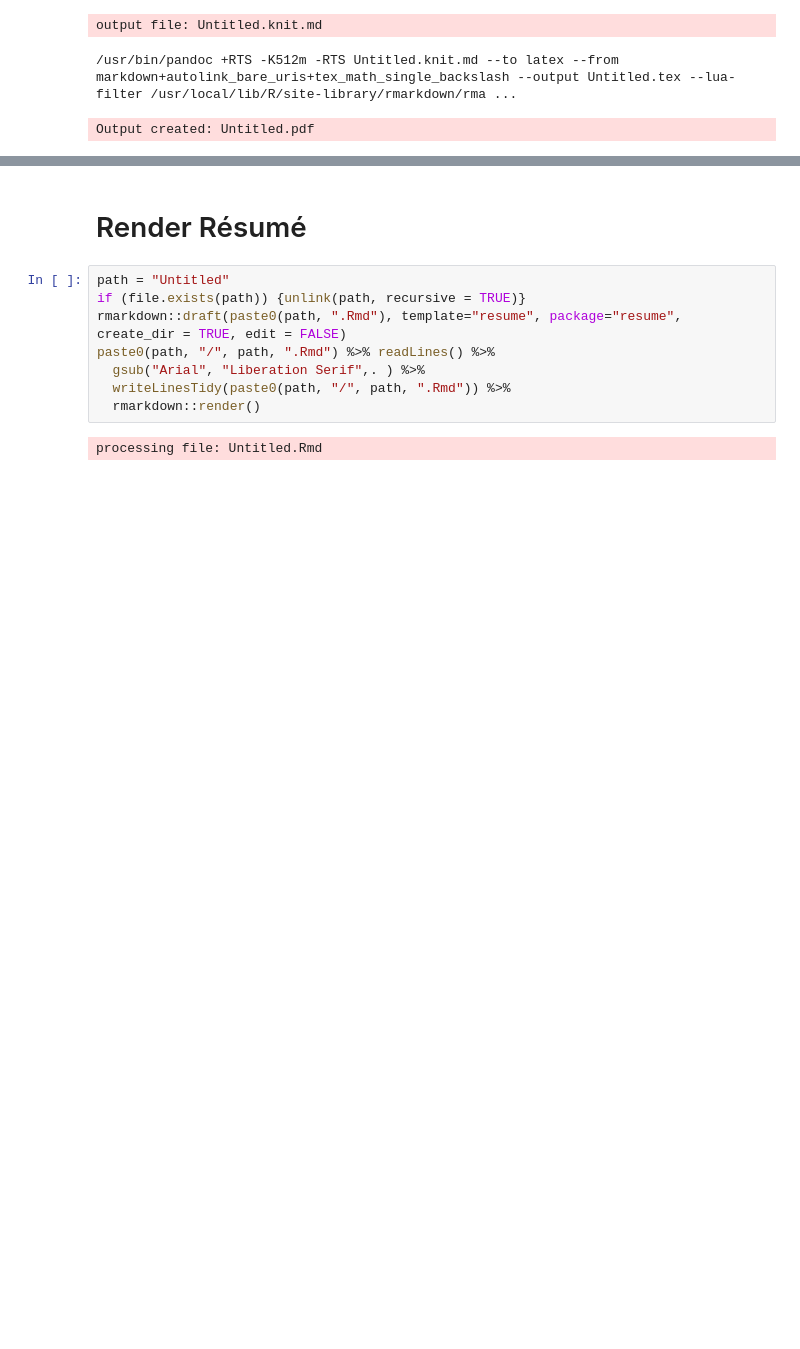
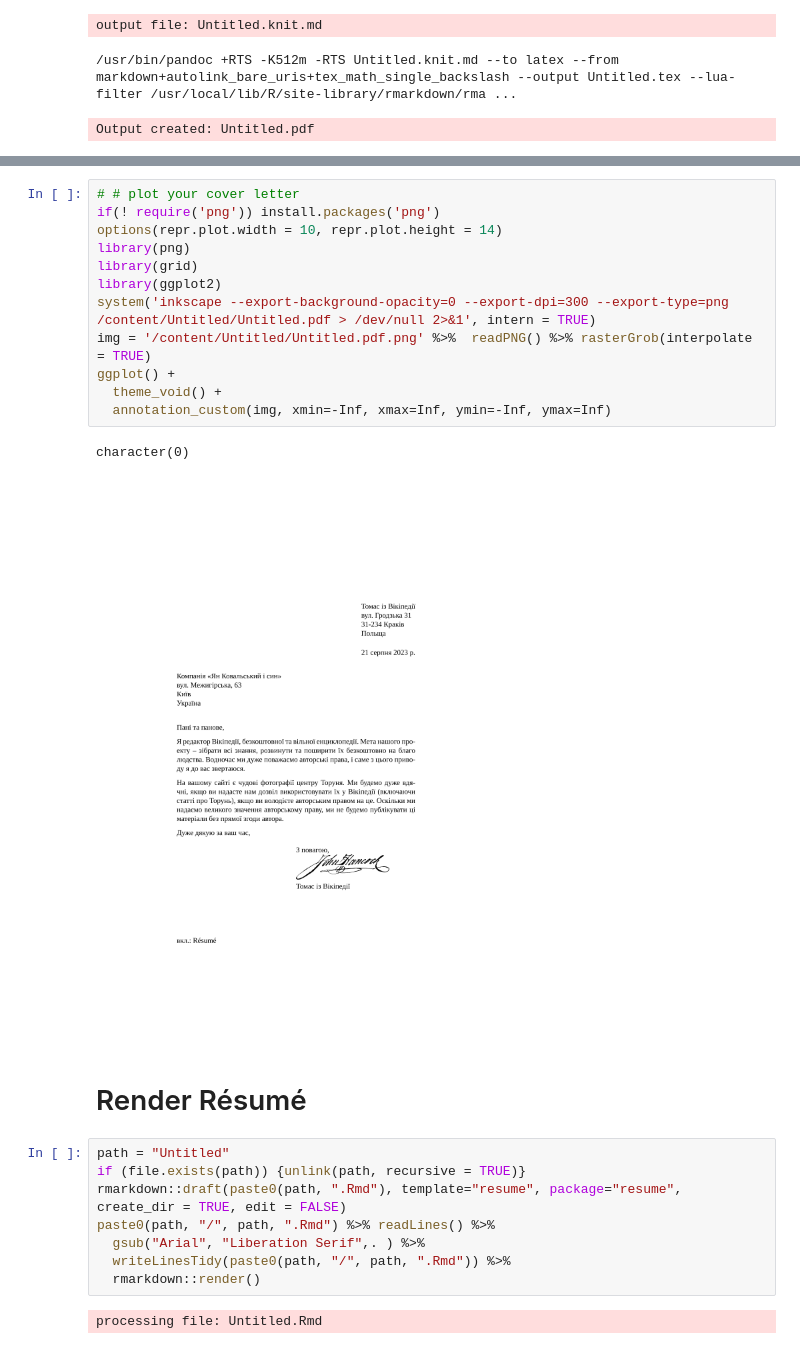
Before and after one commit to JacekPardyak/resume, a Jupyter notebook: man/figures/colab/resume.ipynb, the cells around one changed output, grey strips where cells are left out. Cells and saved outputs as stored; diff of their text form; blank space fills up the shorter version.

```diff
--- a/man/figures/colab/resume.ipynb
+++ b/man/figures/colab/resume.ipynb
@@ -146,3 +146,18 @@ Output created: Untitled.pdf
+# %%
+# # plot your cover letter
+if(! require('png')) install.packages('png')
+options(repr.plot.width = 10, repr.plot.height = 14)
+library(png)
+library(grid)
+library(ggplot2)
+system('inkscape --export-background-opacity=0 --export-dpi=300 --export-type=png /content/Untitled/Untitled.pdf > /dev/null 2>&1', intern = TRUE)
+img = '/content/Untitled/Untitled.pdf.png' %>%  readPNG() %>% rasterGrob(interpolate = TRUE)
+ggplot() +
+  theme_void() +
+  annotation_custom(img, xmin=-Inf, xmax=Inf, ymin=-Inf, ymax=Inf)
+# %% [output]
+character(0)
+[figure, added]
 # %% [markdown]
 # Render Résumé
 # %%
```
Also changed, not shown: parts of 6 cells of this notebook.
